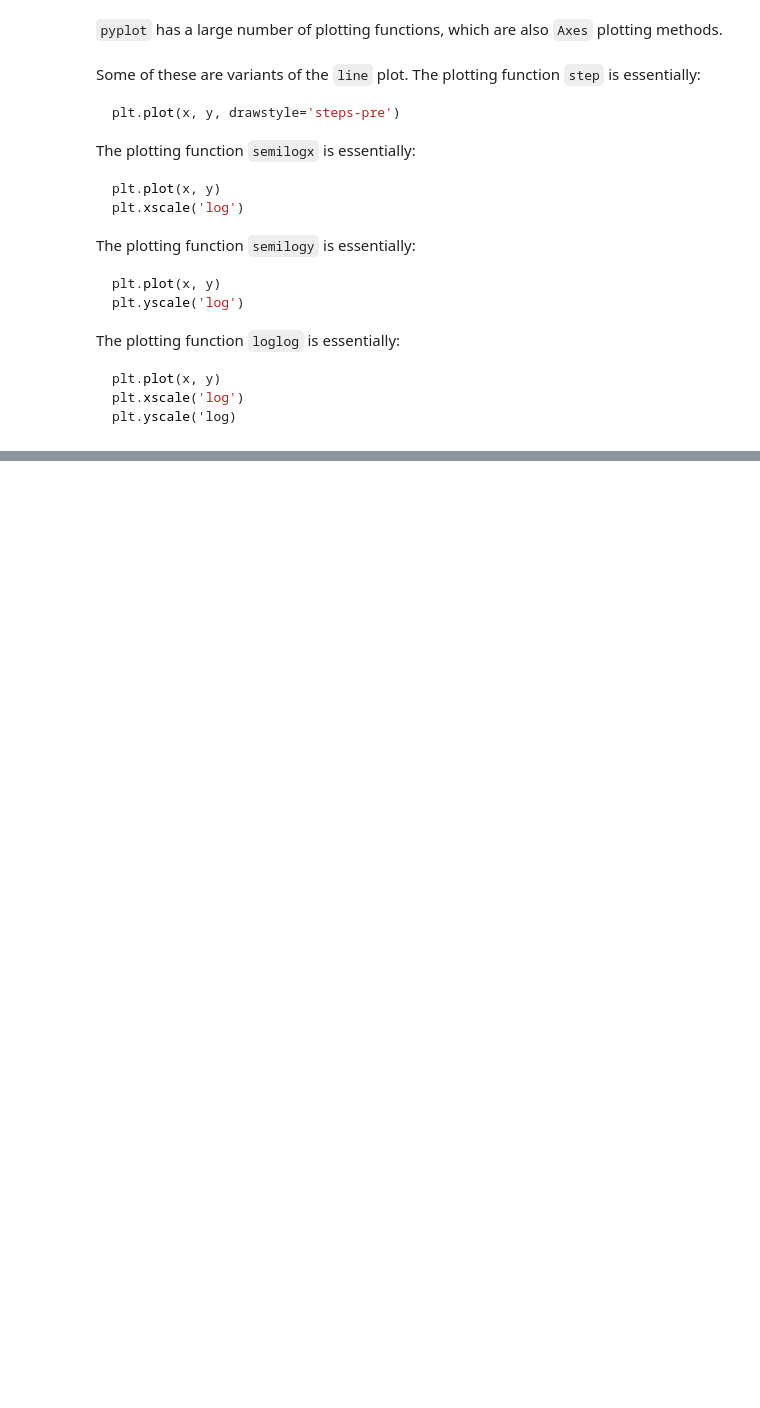
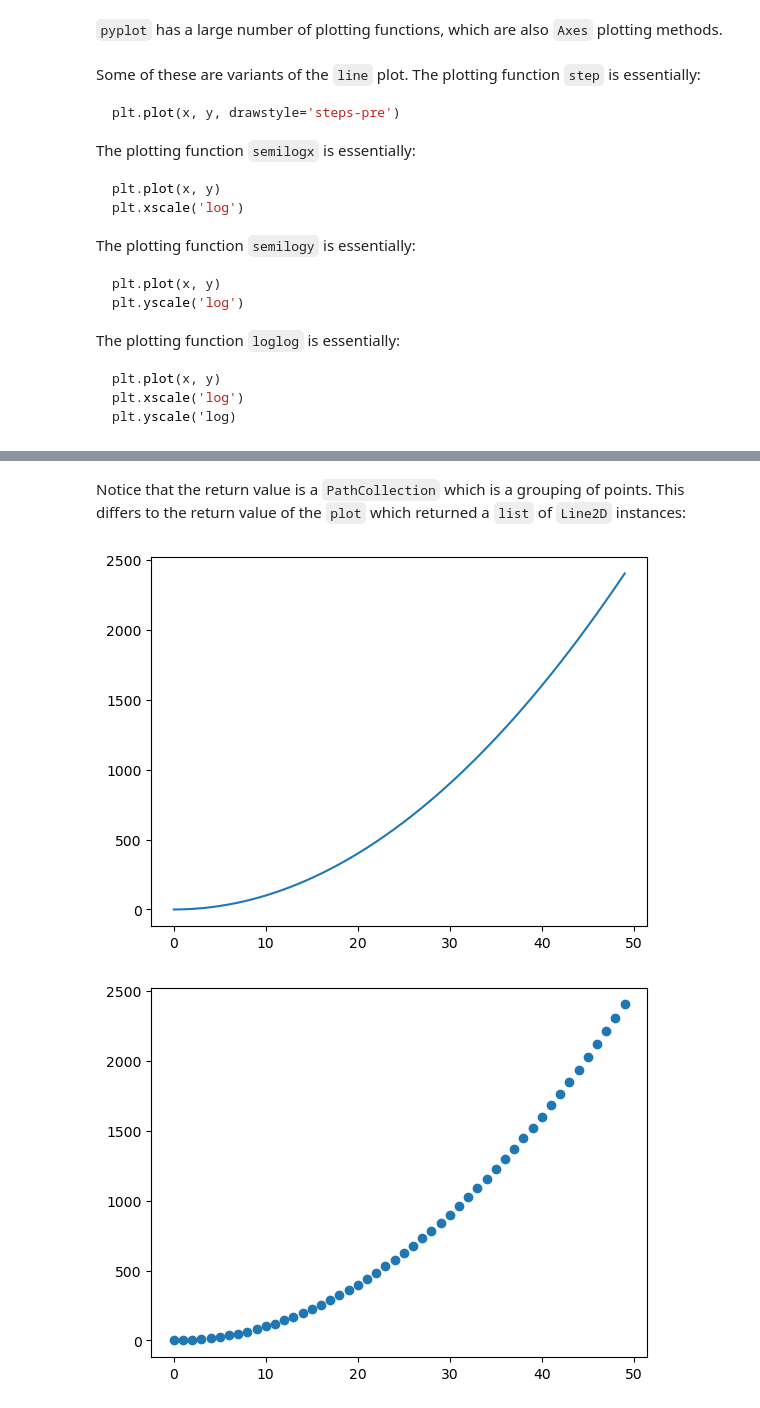
Before and after one commit to PhilipYip1988/python-notebooks, a Jupyter notebook: matplotlib_library/notebook_introduction.ipynb, the cells around one changed output, grey strips where cells are left out. Saved outputs shown, nothing was run; the diff lists cells and outputs as text; code cells hidden in the pictures; blank space fills up the shorter version.

````diff
--- a/matplotlib_library/notebook_introduction.ipynb
+++ b/matplotlib_library/notebook_introduction.ipynb
@@ -2152,0 +2348,11 @@ plt.yscale('log)
+# %% [markdown]
+Notice that the return value is a ```PathCollection``` which is a grouping of points. This differs to the return value of the ```plot``` which returned a ```list``` of ```Line2D``` instances:
+# %%
+fig, ax = plt.subplots()
+lines = ax.plot(x, y)
+
+fig, ax = plt.subplots()
+path_collection = ax.scatter(x, y)
+# %% [output]
+[figure, added]
+[figure, added]
````
Also changed, not shown: parts of 50 cells of this notebook.
